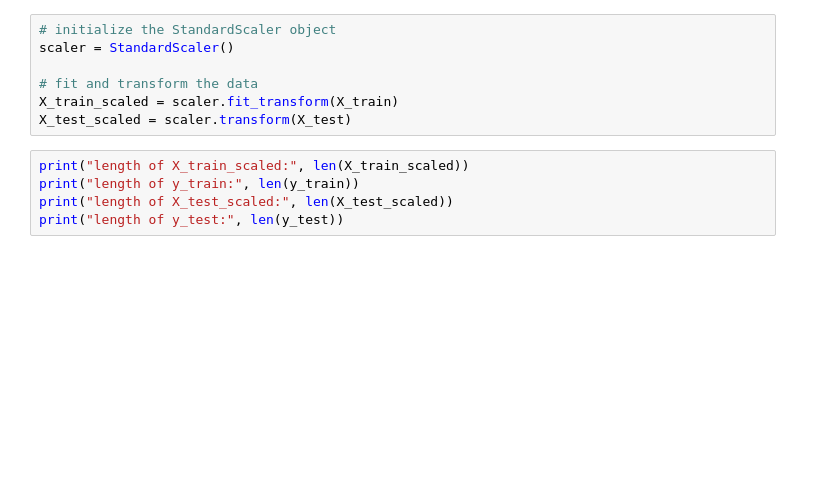
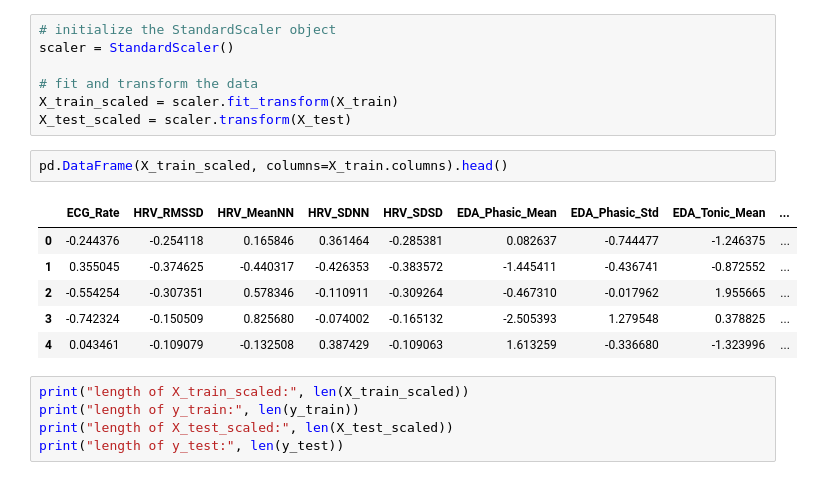
Before and after one commit to jrn1325/spring_hackaton, a Jupyter notebook: experiment_gabriel.ipynb, the cells around one changed output. Saved outputs shown, nothing was run; the diff lists cells and outputs as text; blank space fills up the shorter version.

```diff
--- a/experiment_gabriel.ipynb
+++ b/experiment_gabriel.ipynb
@@ -67,6 +67,15 @@ scaler = StandardScaler()
 # fit and transform the data
 X_train_scaled = scaler.fit_transform(X_train)
 X_test_scaled = scaler.transform(X_test)
+# %%
+pd.DataFrame(X_train_scaled, columns=X_train.columns).head()
+# %% [output]
+|  | ECG_Rate | HRV_RMSSD | HRV_MeanNN | HRV_SDNN | HRV_SDSD | EDA_Phasic_Mean | EDA_Phasic_Std | EDA_Tonic_Mean | ... |
+| 0 | -0.244376 | -0.254118 | 0.165846 | 0.361464 | -0.285381 | 0.082637 | -0.744477 | -1.246375 | ... |
+| 1 | 0.355045 | -0.374625 | -0.440317 | -0.426353 | -0.383572 | -1.445411 | -0.436741 | -0.872552 | ... |
+| 2 | -0.554254 | -0.307351 | 0.578346 | -0.110911 | -0.309264 | -0.467310 | -0.017962 | 1.955665 | ... |
+| 3 | -0.742324 | -0.150509 | 0.825680 | -0.074002 | -0.165132 | -2.505393 | 1.279548 | 0.378825 | ... |
+| 4 | 0.043461 | -0.109079 | -0.132508 | 0.387429 | -0.109063 | 1.613259 | -0.336680 | -1.323996 | ... |
 # %%
 print("length of X_train_scaled:", len(X_train_scaled))
 print("length of y_train:", len(y_train))
```
Also changed, not shown: parts of 5 cells of this notebook.
